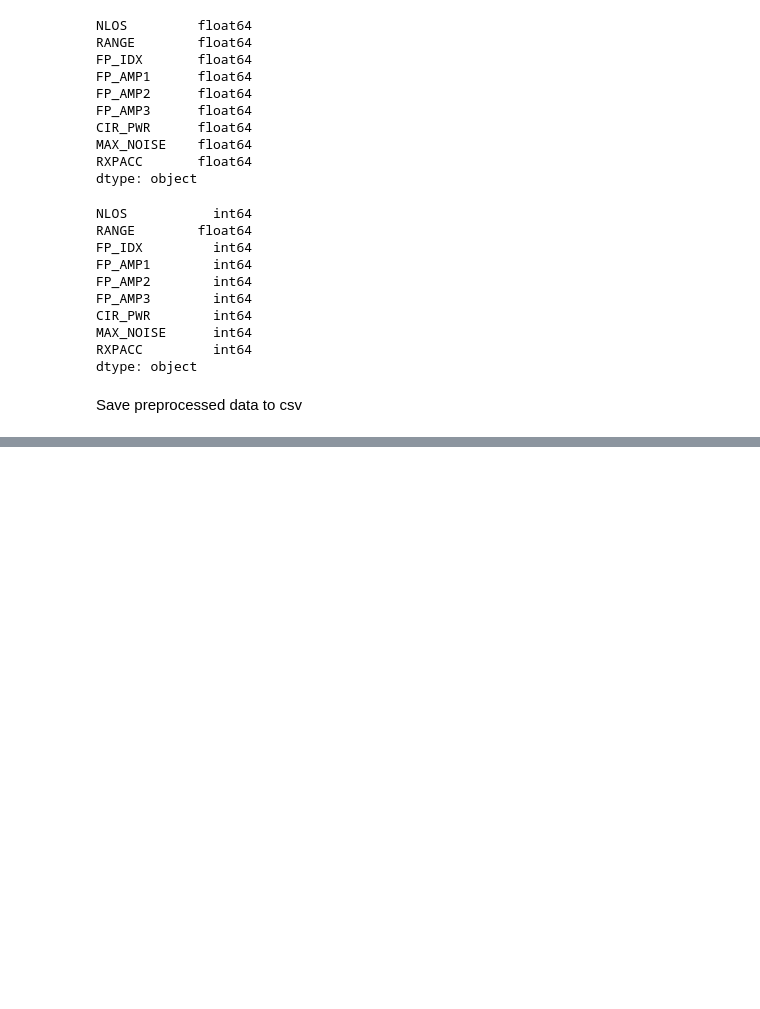
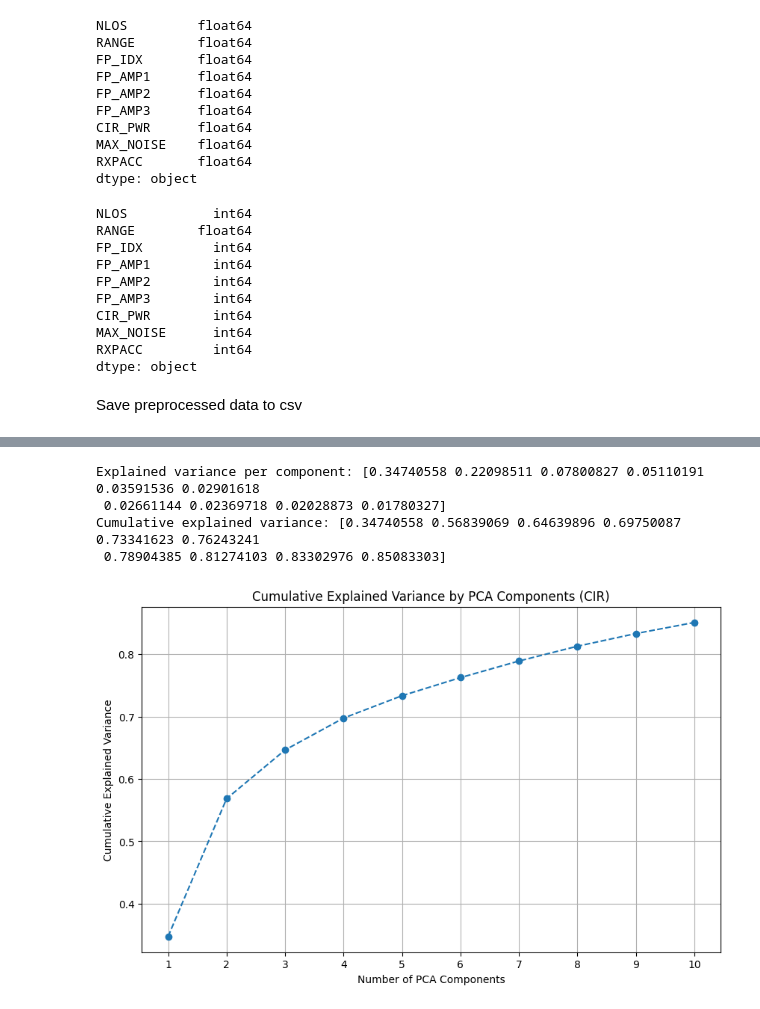
Before and after one commit to jaywmz/UWB-LOS-NLOS-Data-Analytics, a Jupyter notebook: models/NLOS_classifier_preprocessing.ipynb, the cells around one changed output, grey strips where cells are left out. Cells and saved outputs as stored; diff of their text form; code cells hidden in the pictures; blank space fills up the shorter version.

```diff
--- a/models/NLOS_classifier_preprocessing.ipynb
+++ b/models/NLOS_classifier_preprocessing.ipynb
@@ -178,3 +178,24 @@ dtype: object
 Save preprocessed data to csv
 # %%
 df.to_csv('../dataset/UWB-LOS-NLOS-Data-Set/prepared/PreparedDataset.csv', index=False)
+# %%
+# Load full CIR features clearly
+cir_columns = [f'CIR{i}' for i in range(1016)]
+
+# Reload the CIR columns from original dataset (before feature selection)
+cir_df = pd.DataFrame()
+first = 1
+for dirpath, _, filenames in os.walk(rootdir):
+    for file in filenames:
+        filename = os.path.join(dirpath, file)
+        oneFileDF = pd.read_csv(filename, usecols=cir_columns + ['RXPACC'])
+        if first > 0:
+            first = 0
+            cir_df = oneFileDF
+        else:
+            cir_df = pd.concat([cir_df, oneFileDF], ignore_index=True)
+
+# Normalize clearly CIR by RXPACC
+cir_df[cir_columns] = cir_df[cir_columns].div(cir_df['RXPACC'], axis=0)
+
+cir_df.head()
@@ -180,0 +210,31 @@ df.to_csv('../dataset/UWB-LOS-NLOS-Data-Set/prepared/PreparedDataset.csv', index
+# %%
+from sklearn.decomposition import PCA
+
+# PCA with 20 components on CIR features clearly
+pca = PCA(n_components=10)
+cir_pca = pca.fit_transform(cir_df[cir_columns])
+
+explained_variance_ratio = pca.explained_variance_ratio_
+cumulative_explained_variance = np.cumsum(explained_variance_ratio)
+
+# Explained variance output clearly
+print('Explained variance per component:', explained_variance_ratio)
+print('Cumulative explained variance:', cumulative_explained_variance)
+# %% [output]
+Explained variance per component: [0.34740558 0.22098511 0.07800827 0.05110191 0.03591536 0.02901618
+ 0.02661144 0.02369718 0.02028873 0.01780327]
+Cumulative explained variance: [0.34740558 0.56839069 0.64639896 0.69750087 0.73341623 0.76243241
+ 0.78904385 0.81274103 0.83302976 0.85083303]
+# %%
+import matplotlib.pyplot as plt
+
+plt.figure(figsize=(10, 6))
+plt.plot(range(1, 11), cumulative_explained_variance, marker='o', linestyle='--')
+plt.xlabel('Number of PCA Components')
+plt.ylabel('Cumulative Explained Variance')
+plt.title('Cumulative Explained Variance by PCA Components (CIR)')
+plt.xticks(range(1,11))
+plt.grid(True)
+plt.show()
+# %% [output]
+[figure, added]
```
Also changed, not shown: parts of 4 cells of this notebook, 2 other files.
